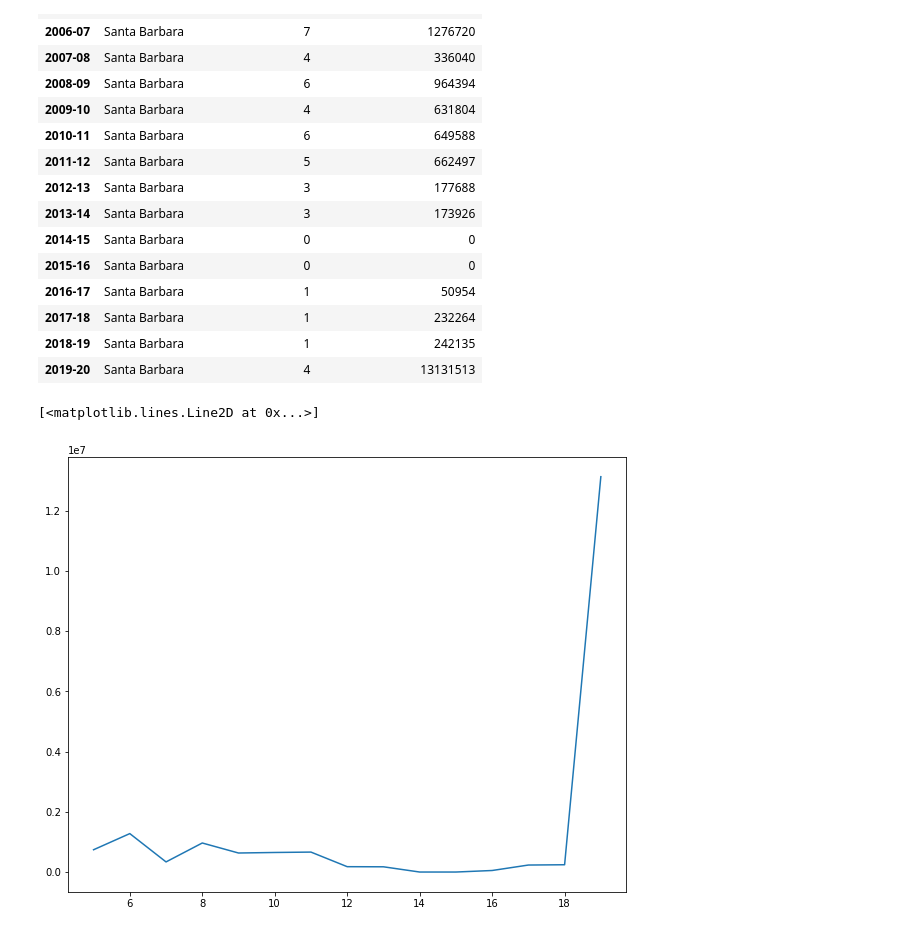
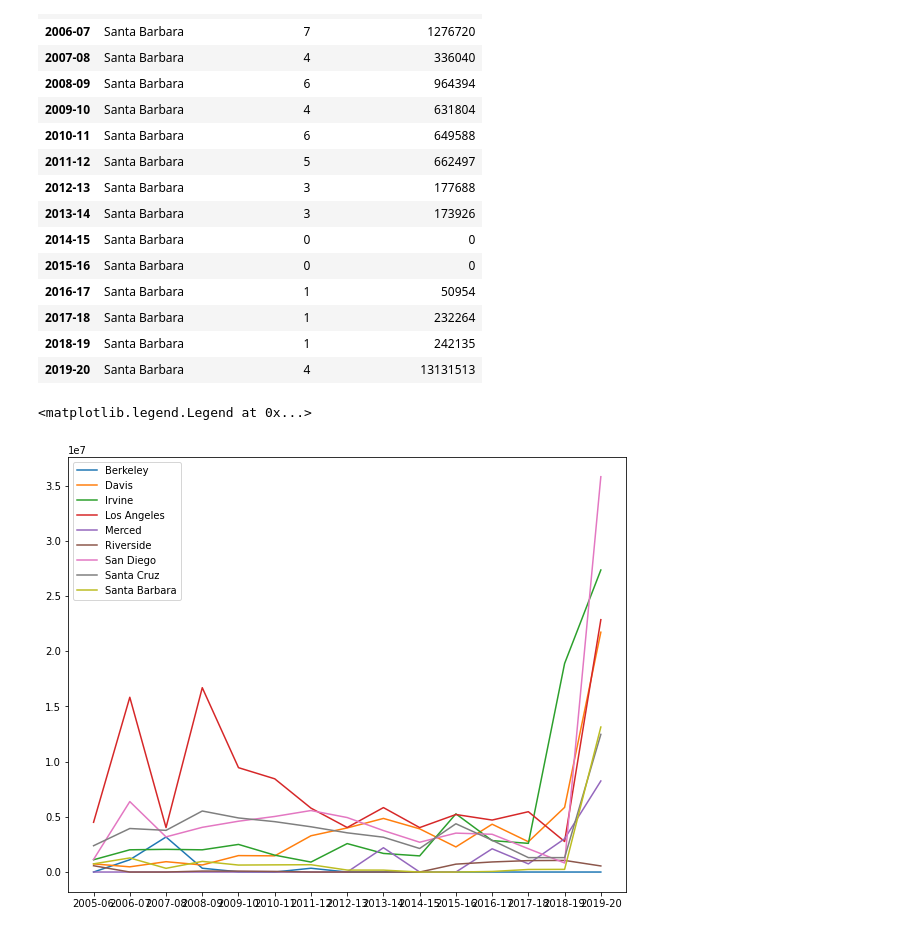
Before and after one commit to dailybruin/the-stack, a Jupyter notebook: python/posts/student-demographics-hsis/DOEDataViz.ipynb, the cells around one changed output. Drawn from its saved outputs; the diff is of its cells as text; code cells hidden in the pictures.

```diff
--- a/python/posts/student-demographics-hsis/DOEDataViz.ipynb
+++ b/python/posts/student-demographics-hsis/DOEDataViz.ipynb
@@ -50,11 +50,27 @@ df_Berkeley.head(15)
 | 2018-19 | Santa Barbara | 1 | 242135 |
 | 2019-20 | Santa Barbara | 4 | 13131513 |
 # %%
+def DollarAwards(Input):
+    df_sorted = df[df["Campus"] == Input ]
+    return df_sorted["Dollar Amount of Awards"]
+
+
 NumAwardList = df_Berkeley["Dollar Amount of Awards"]
 YearList = [5,6,7,8,9,10,11,12,13,14,15,16,17,18,19]
-# %%
-plt.figure(figsize=(10, 8))
-plt.plot(YearList, NumAwardList)
-# %% [output]
-[<matplotlib.lines.Line2D at 0x...>]
-[figure, removed]
+# %%
+Campuses = ("Berkeley", "Davis", "Irvine", "Los Angeles", "Merced","Riverside","San Diego","Santa Cruz", "Santa Barbara")
+d={}
+for campus in Campuses:
+    d[campus] = DollarAwards(campus)
+DollarsBerkeley = DollarAwards("Berkeley")
+DollarsSanBar = DollarAwards("Santa Barbara")
+# %%
+plt.figure(figsize=(10, 8))
+for item in d.keys():
+    plt.plot(d[item], label = item)
+#plt.plot(YearList, DollarsBerkeley, label= "Berkeley")
+#plt.plot(YearList, DollarsSanBar, label= "Santa Barbara")
+plt.legend()
+# %% [output]
+<matplotlib.legend.Legend at 0x...>
+[figure, added]
```
Also changed, not shown: parts of 3 cells of this notebook, 1 other file.
